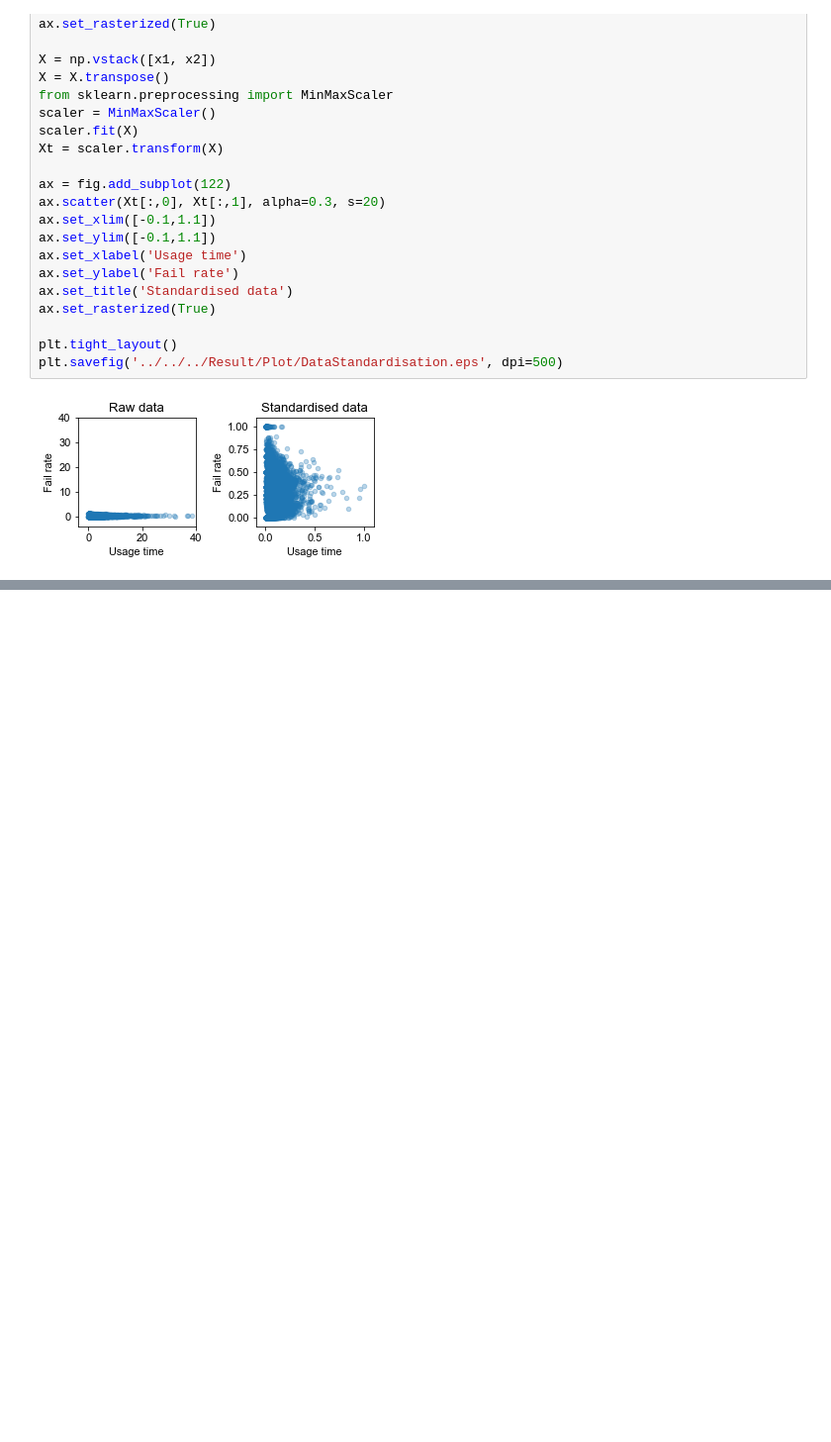
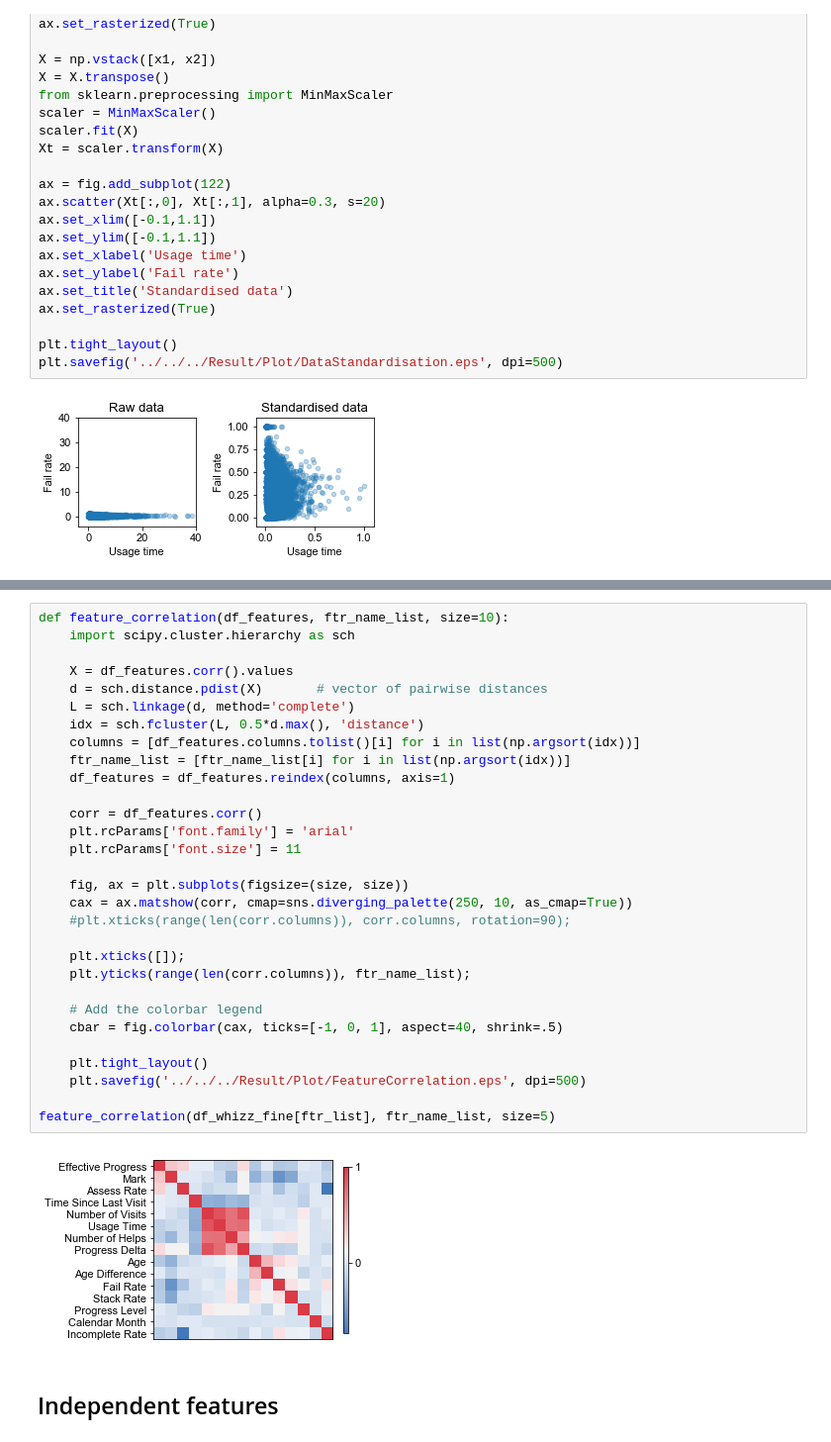
Before and after one commit to vicaws/Whizz, a Jupyter notebook: Code/Churn/Churn/NB_ReportFigures.ipynb, the cells around one changed output, grey strips where cells are left out. Shown at 99% size. Cells and saved outputs as stored; diff of their text form; blank space fills up the shorter version.

```diff
--- a/Code/Churn/Churn/NB_ReportFigures.ipynb
+++ b/Code/Churn/Churn/NB_ReportFigures.ipynb
@@ -212,3 +318,37 @@ array([[1., 1., 1., ..., 1., 1., 1.],
+# %%
+def feature_correlation(df_features, ftr_name_list, size=10):
+    import scipy.cluster.hierarchy as sch
+
+    X = df_features.corr().values
+    d = sch.distance.pdist(X)       # vector of pairwise distances
+    L = sch.linkage(d, method='complete')
+    idx = sch.fcluster(L, 0.5*d.max(), 'distance')
+    columns = [df_features.columns.tolist()[i] for i in list(np.argsort(idx))]
+    ftr_name_list = [ftr_name_list[i] for i in list(np.argsort(idx))]
+    df_features = df_features.reindex(columns, axis=1)
+
+    corr = df_features.corr()
+    plt.rcParams['font.family'] = 'arial'
+    plt.rcParams['font.size'] = 11
+
+    fig, ax = plt.subplots(figsize=(size, size))
+    cax = ax.matshow(corr, cmap=sns.diverging_palette(250, 10, as_cmap=True))
+    #plt.xticks(range(len(corr.columns)), corr.columns, rotation=90);
+
+    plt.xticks([]);
+    plt.yticks(range(len(corr.columns)), ftr_name_list);
+
+    # Add the colorbar legend
+    cbar = fig.colorbar(cax, ticks=[-1, 0, 1], aspect=40, shrink=.5)
+
+    plt.tight_layout()
+    plt.savefig('../../../Result/Plot/FeatureCorrelation.eps', dpi=500)
+
+feature_correlation(df_whizz_fine[ftr_list], ftr_name_list, size=5)
+# %% [output]
+[figure, added]
+# %% [markdown]
+## Independent features
 # %%
 def independent_component(ftr_str, hist_bin=35, plot=True):
     from sklearn.preprocessing import MinMaxScaler
```
Also changed, not shown: parts of 9 cells of this notebook, 17 other files.
